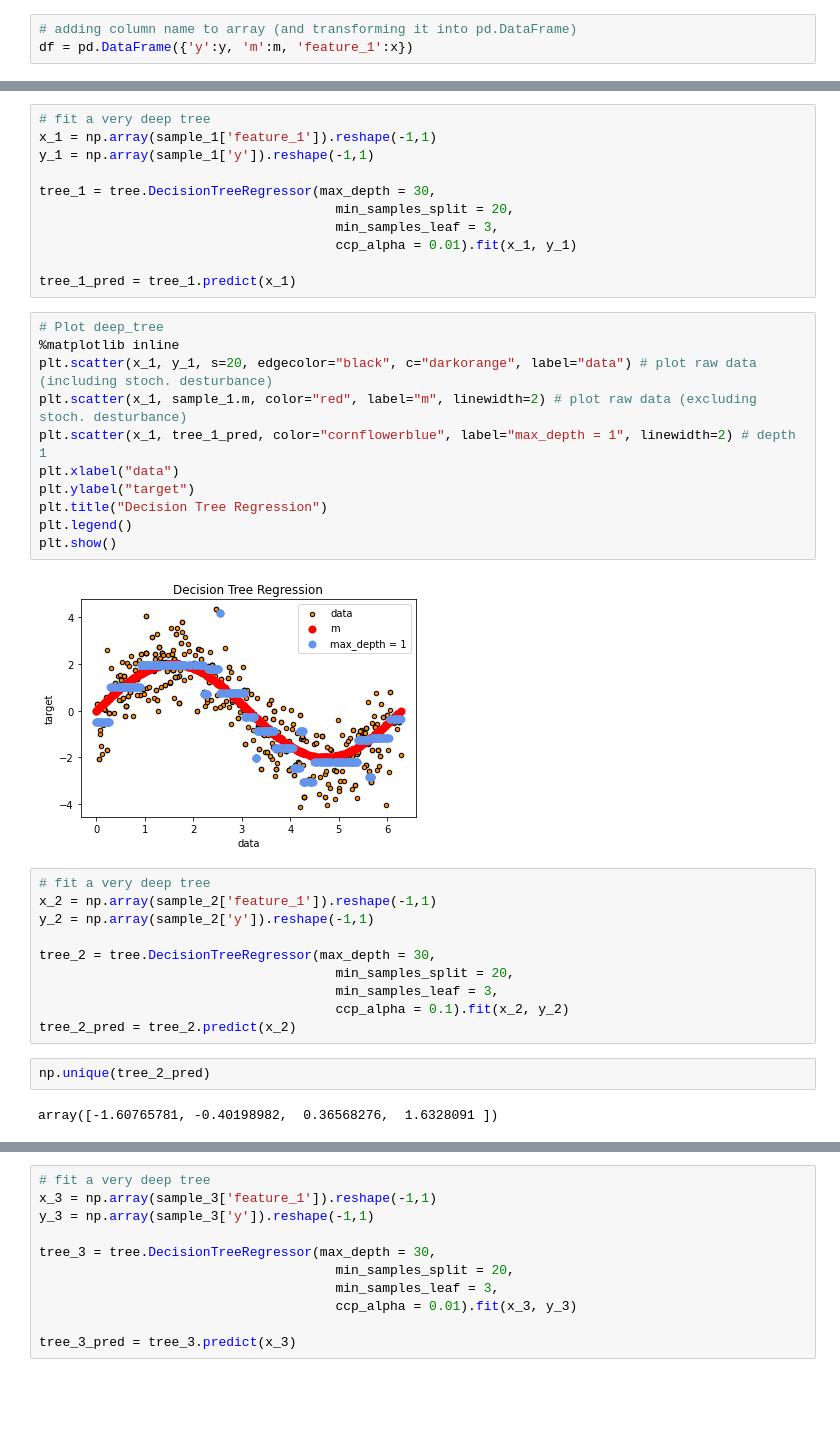
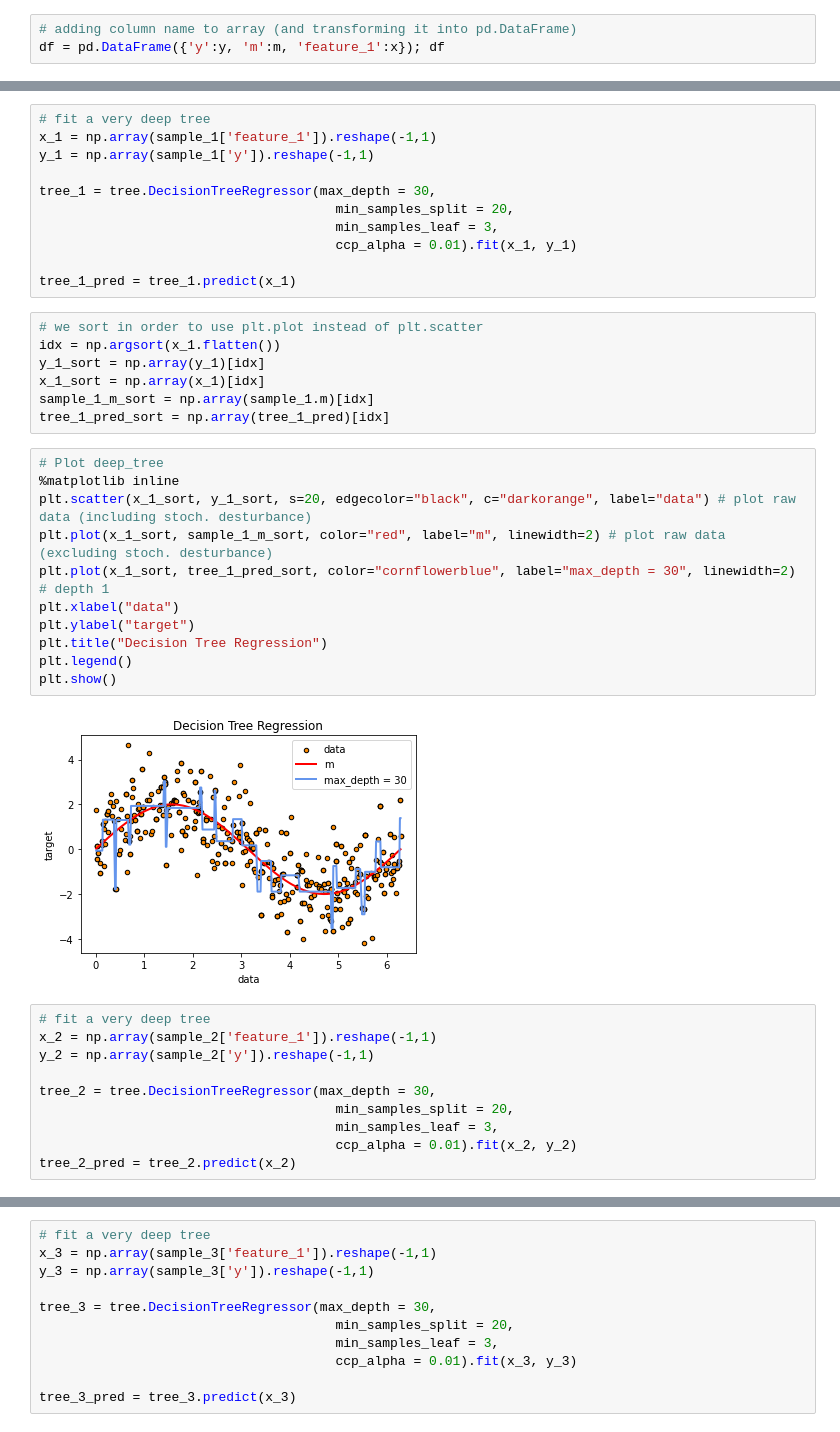
Before and after one commit to loremarchi/hands-on-machine-learning-R-module-2-python, a Jupyter notebook: 7_bagging.ipynb, the cells around one changed output, grey strips where cells are left out. Cells and saved outputs as stored; diff of their text form; blank space fills up the shorter version.

```diff
--- a/7_bagging.ipynb
+++ b/7_bagging.ipynb
@@ -34,4 +34,4 @@ m = 2 * np.sin(x)
 y = m + np.random.normal(loc = 0, scale = 1, size = len(x))
 # %%
 # adding column name to array (and transforming it into pd.DataFrame)
-df = pd.DataFrame({'y':y, 'm':m, 'feature_1':x})
+df = pd.DataFrame({'y':y, 'm':m, 'feature_1':x}); df
@@ -50,19 +64,26 @@ tree_1 = tree.DecisionTreeRegressor(max_depth = 30,
                                       ccp_alpha = 0.01).fit(x_1, y_1)
 
 tree_1_pred = tree_1.predict(x_1)
+# %%
+# we sort in order to use plt.plot instead of plt.scatter
+idx = np.argsort(x_1.flatten())
+y_1_sort = np.array(y_1)[idx]
+x_1_sort = np.array(x_1)[idx]
+sample_1_m_sort = np.array(sample_1.m)[idx]
+tree_1_pred_sort = np.array(tree_1_pred)[idx]
 # %%
 # Plot deep_tree
 %matplotlib inline
-plt.scatter(x_1, y_1, s=20, edgecolor="black", c="darkorange", label="data") # plot raw data (including stoch. desturbance)
-plt.scatter(x_1, sample_1.m, color="red", label="m", linewidth=2) # plot raw data (excluding stoch. desturbance)
-plt.scatter(x_1, tree_1_pred, color="cornflowerblue", label="max_depth = 1", linewidth=2) # depth 1
+plt.scatter(x_1_sort, y_1_sort, s=20, edgecolor="black", c="darkorange", label="data") # plot raw data (including stoch. desturbance)
+plt.plot(x_1_sort, sample_1_m_sort, color="red", label="m", linewidth=2) # plot raw data (excluding stoch. desturbance)
+plt.plot(x_1_sort, tree_1_pred_sort, color="cornflowerblue", label="max_depth = 30", linewidth=2) # depth 1
 plt.xlabel("data")
 plt.ylabel("target")
 plt.title("Decision Tree Regression")
 plt.legend()
 plt.show()
 # %% [output]
-[figure, old version]
+[figure, new version]
 # %%
 # fit a very deep tree
 x_2 = np.array(sample_2['feature_1']).reshape(-1,1)
@@ -71,9 +92,5 @@ y_2 = np.array(sample_2['y']).reshape(-1,1)
 tree_2 = tree.DecisionTreeRegressor(max_depth = 30,
                                       min_samples_split = 20,
                                       min_samples_leaf = 3,
-                                      ccp_alpha = 0.1).fit(x_2, y_2)
+                                      ccp_alpha = 0.01).fit(x_2, y_2)
 tree_2_pred = tree_2.predict(x_2)
-# %%
-np.unique(tree_2_pred)
-# %% [output]
-array([-1.60765781, -0.40198982,  0.36568276,  1.6328091 ])
```
Also changed, not shown: parts of 21 cells of this notebook.
